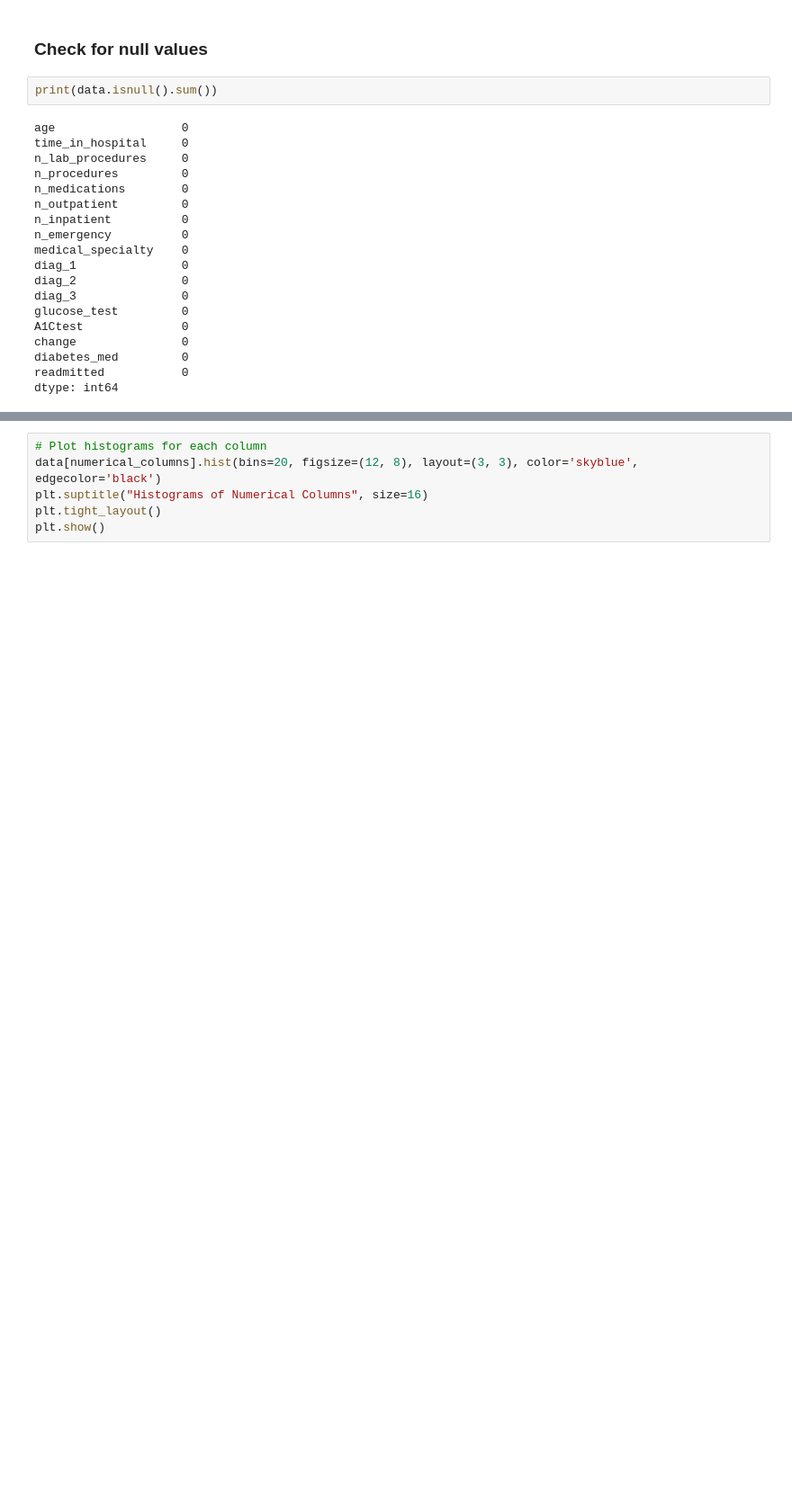
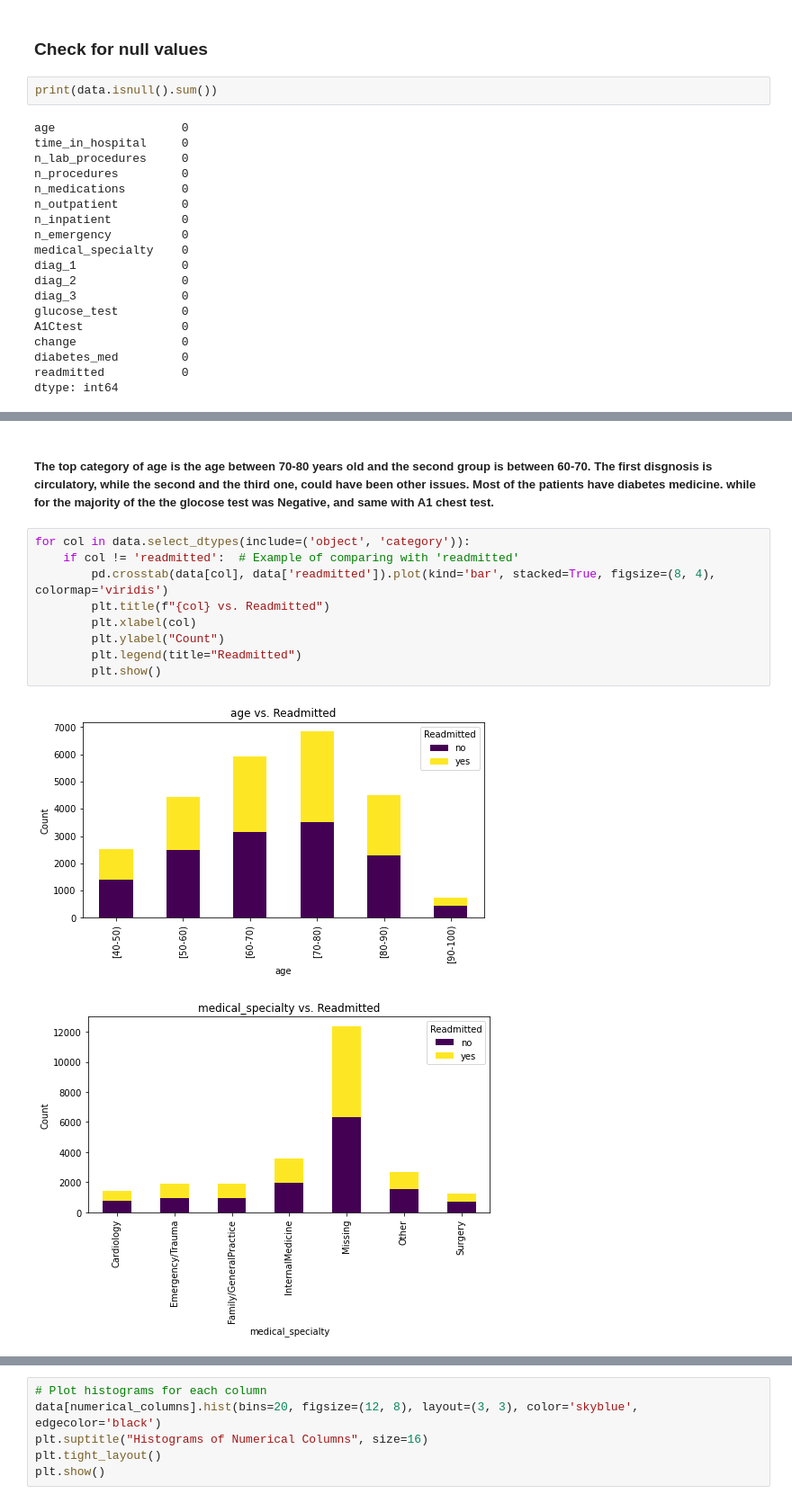
Before and after one commit to z1368/Hospital-Readmission-, a Jupyter notebook: 00 - eda.ipynb, the cells around one changed output, grey strips where cells are left out. Shown at 90% size. Cells and saved outputs as stored; diff of their text form; blank space fills up the shorter version.

```diff
--- a/00 - eda.ipynb
+++ b/00 - eda.ipynb
@@ -156,0 +186,14 @@ Name: readmitted, dtype: int64
+# %% [markdown]
+##### The top category of age is the age between 70-80 years old and the second group is between 60-70. The first disgnosis is circulatory, while the second and the third one, could have been other issues. Most of the patients have diabetes medicine. while for the majority of the the glocose test was Negative, and same with A1 chest test.
+# %%
+for col in data.select_dtypes(include=('object', 'category')):
+    if col != 'readmitted':  # Example of comparing with 'readmitted'
+        pd.crosstab(data[col], data['readmitted']).plot(kind='bar', stacked=True, figsize=(8, 4), colormap='viridis')
+        plt.title(f"{col} vs. Readmitted")
+        plt.xlabel(col)
+        plt.ylabel("Count")
+        plt.legend(title="Readmitted")
+        plt.show()
+# %% [output]
+[figure, added]
+[figure, added]
```
Also changed, not shown: parts of 36 cells of this notebook, 1 other file.
